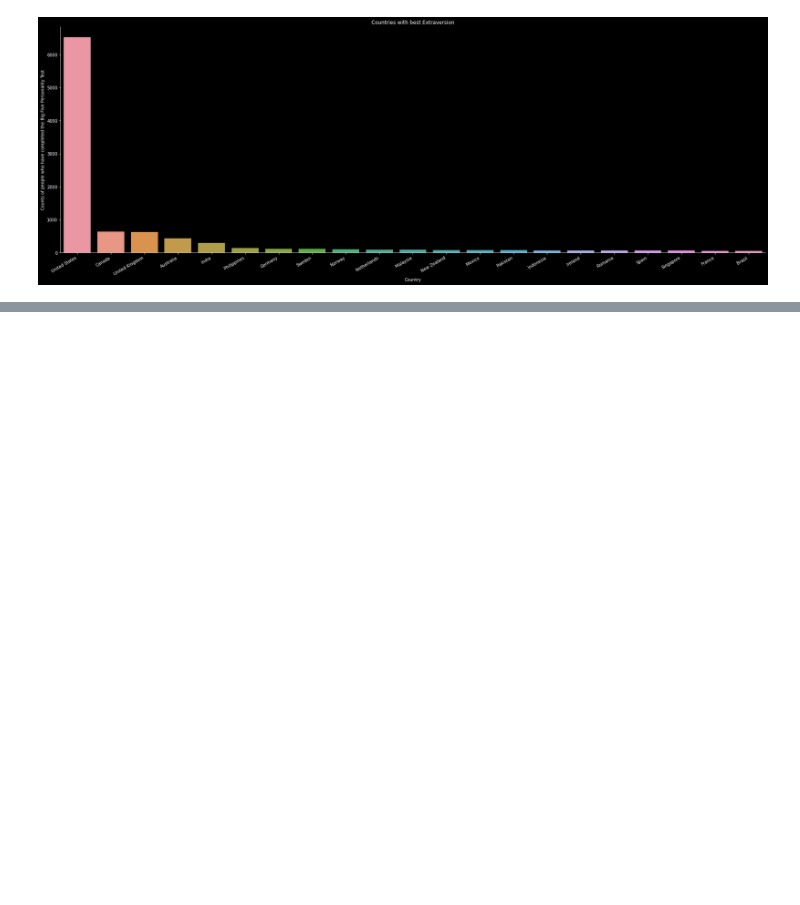
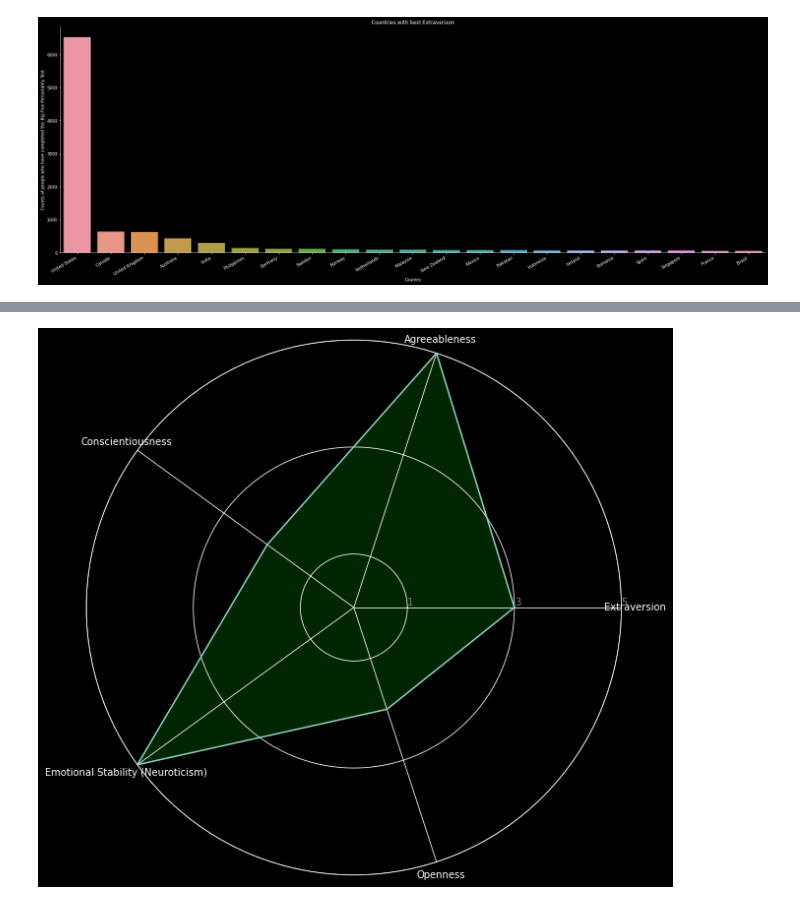
Before and after one commit to ArminD93/BigFivePersonalityTest, a Jupyter notebook: BigFivePersonality.ipynb, the cells around one changed output, grey strips where cells are left out. Drawn from its saved outputs; the diff is of its cells as text; code cells hidden in the pictures; blank space fills up the shorter version.

```diff
--- a/BigFivePersonality.ipynb
+++ b/BigFivePersonality.ipynb
@@ -1261,3 +1272,38 @@ g.set(title= 'Countries with best Extraversion',
+# %%
+from math import pi
+
+
+cat = ['Extraversion', 'Agreeableness', 'Conscientiousness',
+       'Emotional Stability (Neuroticism)', 'Openness']
+
+N = len(cat)
+
+val= [3, 5, 2, 5, 2]
+val += val[:1]
+
+
+angles = [n / float(N) * 2 * pi for n in range(N)]
+angles += angles[:1]
+
+fig= plt.figure(figsize=(10, 10) )
+
+ax = fig.add_subplot(111, polar=True)
+
+
+plt.polar(angles, val)
+plt.fill(angles, val, alpha=0.3, color='green')
+
+plt.xticks(angles[:-1], cat)
+
+
+ax.set_rlabel_position(0)
+
+plt.yticks([1, 3, 5], color='grey', size=10, )
+plt.ylim(0, 5)
+
+plt.show()
+# %% [output]
+[figure, added]
 # %%
 # np 5 krajów o najwyższym poziomie:
 
```
Also changed, not shown: parts of 3 cells of this notebook.
